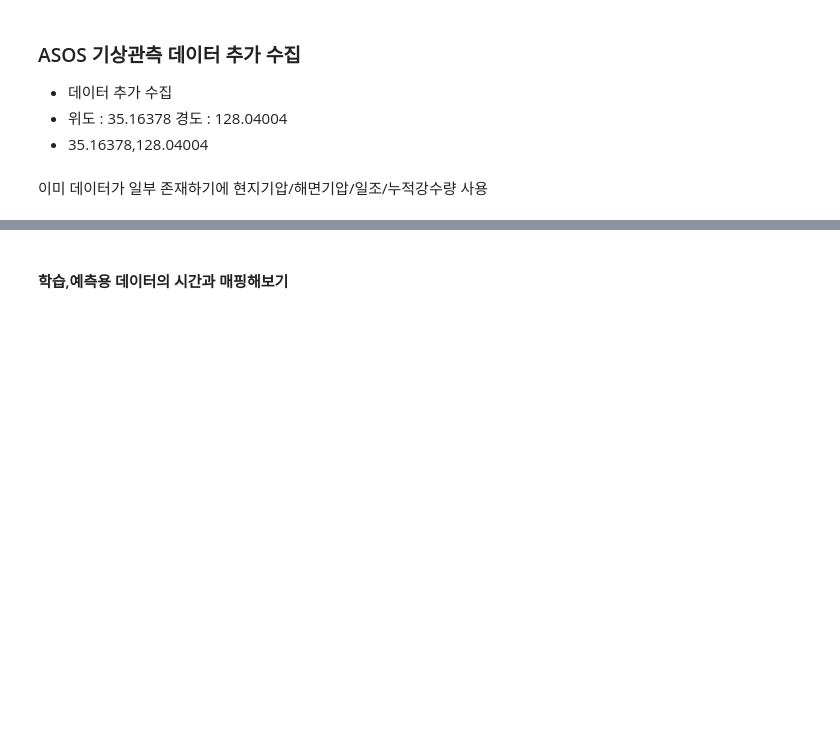
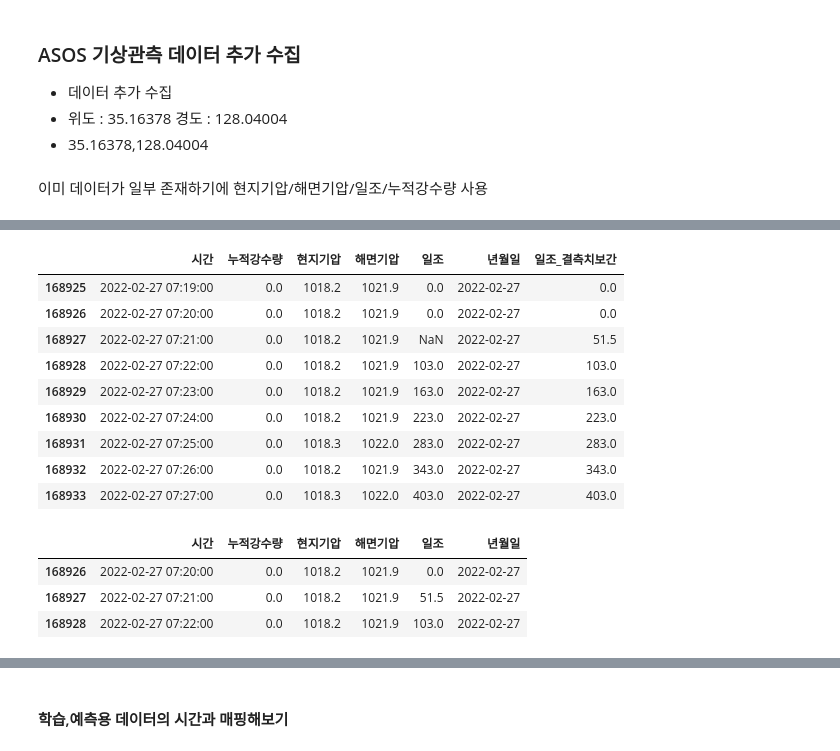
Before and after one commit to yxbxn/smart_farm, a Jupyter notebook: Code/추가변수 수집.ipynb, the cells around one changed output, grey strips where cells are left out. Drawn from its saved outputs; the diff is of its cells as text; code cells hidden in the pictures; blank space fills up the shorter version.

```diff
--- a/Code/추가변수 수집.ipynb
+++ b/Code/추가변수 수집.ipynb
@@ -63,0 +111,13 @@ data[data["시간"] == "2021-11-29 04:03:00"]
+# %%
+null_df.loc[[168925,168926,168927,168928,168929,168930,168931,168932,168933],:]
+# %% [output]
+|  | 시간 | 누적강수량 | 현지기압 | 해면기압 | 일조 | 년월일 | 일조_결측치보간 |
+| 168925 | 2022-02-27 07:19:00 | 0.0 | 1018.2 | 1021.9 | 0.0 | 2022-02-27 | 0.0 |
+| 168926 | 2022-02-27 07:20:00 | 0.0 | 1018.2 | 1021.9 | 0.0 | 2022-02-27 | 0.0 |
+| 168927 | 2022-02-27 07:21:00 | 0.0 | 1018.2 | 1021.9 | NaN | 2022-02-27 | 51.5 |
+| 168928 | 2022-02-27 07:22:00 | 0.0 | 1018.2 | 1021.9 | 103.0 | 2022-02-27 | 103.0 |
+| 168929 | 2022-02-27 07:23:00 | 0.0 | 1018.2 | 1021.9 | 163.0 | 2022-02-27 | 163.0 |
+| 168930 | 2022-02-27 07:24:00 | 0.0 | 1018.2 | 1021.9 | 223.0 | 2022-02-27 | 223.0 |
+| 168931 | 2022-02-27 07:25:00 | 0.0 | 1018.3 | 1022.0 | 283.0 | 2022-02-27 | 283.0 |
+| 168932 | 2022-02-27 07:26:00 | 0.0 | 1018.2 | 1021.9 | 343.0 | 2022-02-27 | 343.0 |
+| 168933 | 2022-02-27 07:27:00 | 0.0 | 1018.3 | 1022.0 | 403.0 | 2022-02-27 | 403.0 |
@@ -63,0 +126,7 @@ data[data["시간"] == "2021-11-29 04:03:00"]
+# %%
+data.loc[[168926,168927,168928],:]
+# %% [output]
+|  | 시간 | 누적강수량 | 현지기압 | 해면기압 | 일조 | 년월일 |
+| 168926 | 2022-02-27 07:20:00 | 0.0 | 1018.2 | 1021.9 | 0.0 | 2022-02-27 |
+| 168927 | 2022-02-27 07:21:00 | 0.0 | 1018.2 | 1021.9 | 51.5 | 2022-02-27 |
+| 168928 | 2022-02-27 07:22:00 | 0.0 | 1018.2 | 1021.9 | 103.0 | 2022-02-27 |
```
Also changed, not shown: parts of 47 cells of this notebook.
